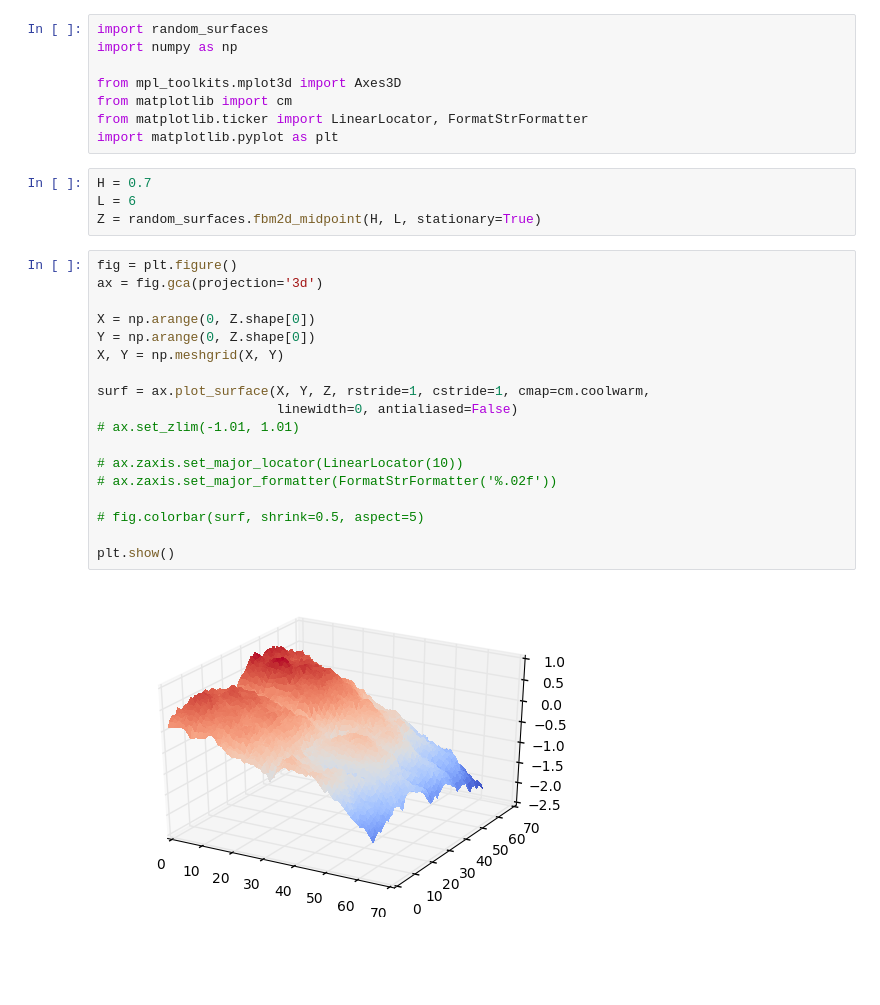
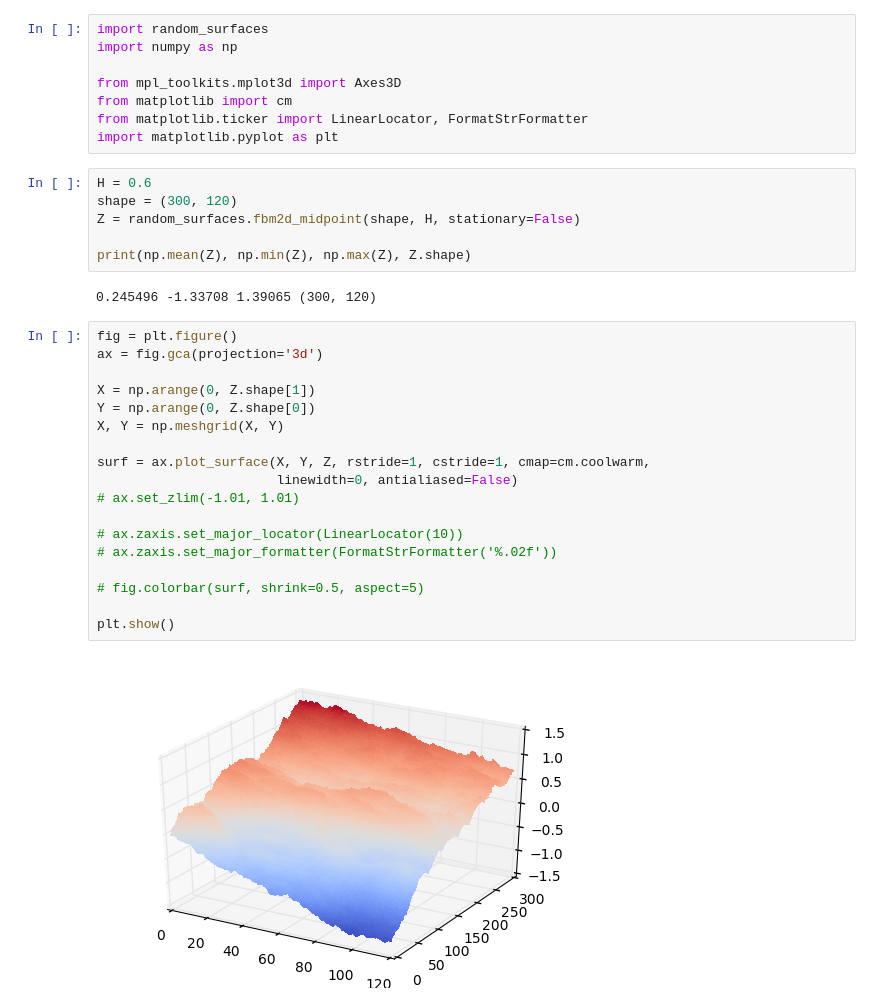
Before and after one commit to balancap/SDC-Behavioral-Cloning, a Jupyter notebook: behavioral-cloning.ipynb, the cells around one changed output. Saved outputs shown, nothing was run; the diff lists cells and outputs as text; blank space fills up the shorter version.

Commit message:
FIX: random surface bias + reshaping.

```diff
--- a/behavioral-cloning.ipynb
+++ b/behavioral-cloning.ipynb
@@ -442,27 +442,31 @@ from mpl_toolkits.mplot3d import Axes3D
 from matplotlib import cm
 from matplotlib.ticker import LinearLocator, FormatStrFormatter
 import matplotlib.pyplot as plt
-# %%
-H = 0.7
-L = 6
-Z = random_surfaces.fbm2d_midpoint(H, L, stationary=True)
+# %%
+H = 0.6
+shape = (300, 120)
+Z = random_surfaces.fbm2d_midpoint(shape, H, stationary=False)
+
+print(np.mean(Z), np.min(Z), np.max(Z), Z.shape)
+# %% [output]
+0.245496 -1.33708 1.39065 (300, 120)
 # %%
 fig = plt.figure()
 ax = fig.gca(projection='3d')
 
-X = np.arange(0, Z.shape[0])
+X = np.arange(0, Z.shape[1])
 Y = np.arange(0, Z.shape[0])
 X, Y = np.meshgrid(X, Y)
 
 surf = ax.plot_surface(X, Y, Z, rstride=1, cstride=1, cmap=cm.coolwarm,
                        linewidth=0, antialiased=False)
 # ax.set_zlim(-1.01, 1.01)
 
 # ax.zaxis.set_major_locator(LinearLocator(10))
 # ax.zaxis.set_major_formatter(FormatStrFormatter('%.02f'))
 
 # fig.colorbar(surf, shrink=0.5, aspect=5)
 
 plt.show()
 # %% [output]
-[figure, old version]
+[figure, new version]
```
Also changed, not shown: 1 other file.
